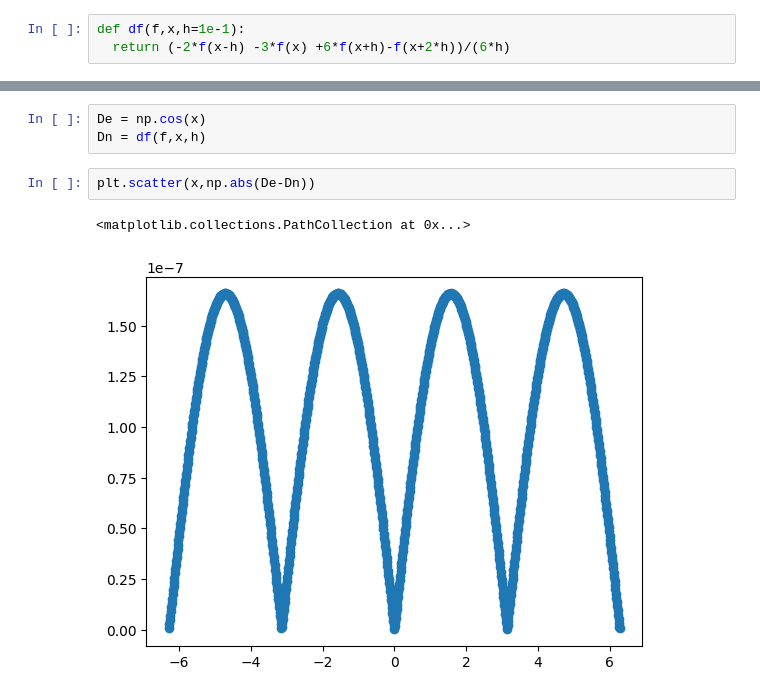
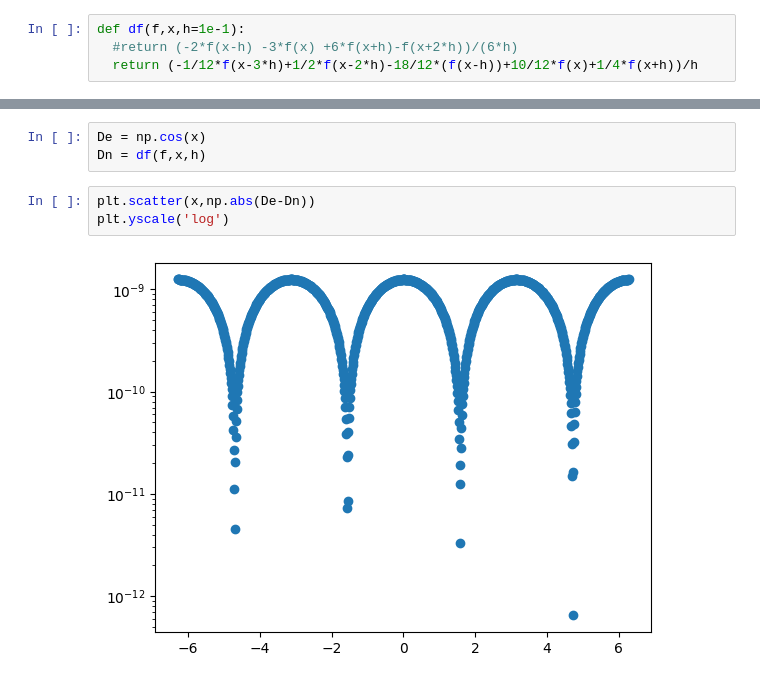
Before and after one commit to asegura4488/MetodosComputacionales1, a Jupyter notebook: Semana4/Interpolacion.ipynb, the cells around one changed output, grey strips where cells are left out. Saved outputs shown, nothing was run; the diff lists cells and outputs as text.

```diff
--- a/Semana4/Interpolacion.ipynb
+++ b/Semana4/Interpolacion.ipynb
@@ -126,7 +126,8 @@ def f(x):
   return np.sin(x)
 # %%
 def df(f,x,h=1e-1):
-  return (-2*f(x-h) -3*f(x) +6*f(x+h)-f(x+2*h))/(6*h)
+  #return (-2*f(x-h) -3*f(x) +6*f(x+h)-f(x+2*h))/(6*h)
+  return (-1/12*f(x-3*h)+1/2*f(x-2*h)-18/12*(f(x-h))+10/12*f(x)+1/4*f(x+h))/h
 # %%
 x = np.linspace(-2*np.pi,2*np.pi,1000)
 h = x[1] - x[0]
@@ -138,6 +139,6 @@ De = np.cos(x)
 Dn = df(f,x,h)
 # %%
 plt.scatter(x,np.abs(De-Dn))
+plt.yscale('log')
 # %% [output]
-<matplotlib.collections.PathCollection at 0x...>
-[figure, old version]
+[figure, new version]
```
